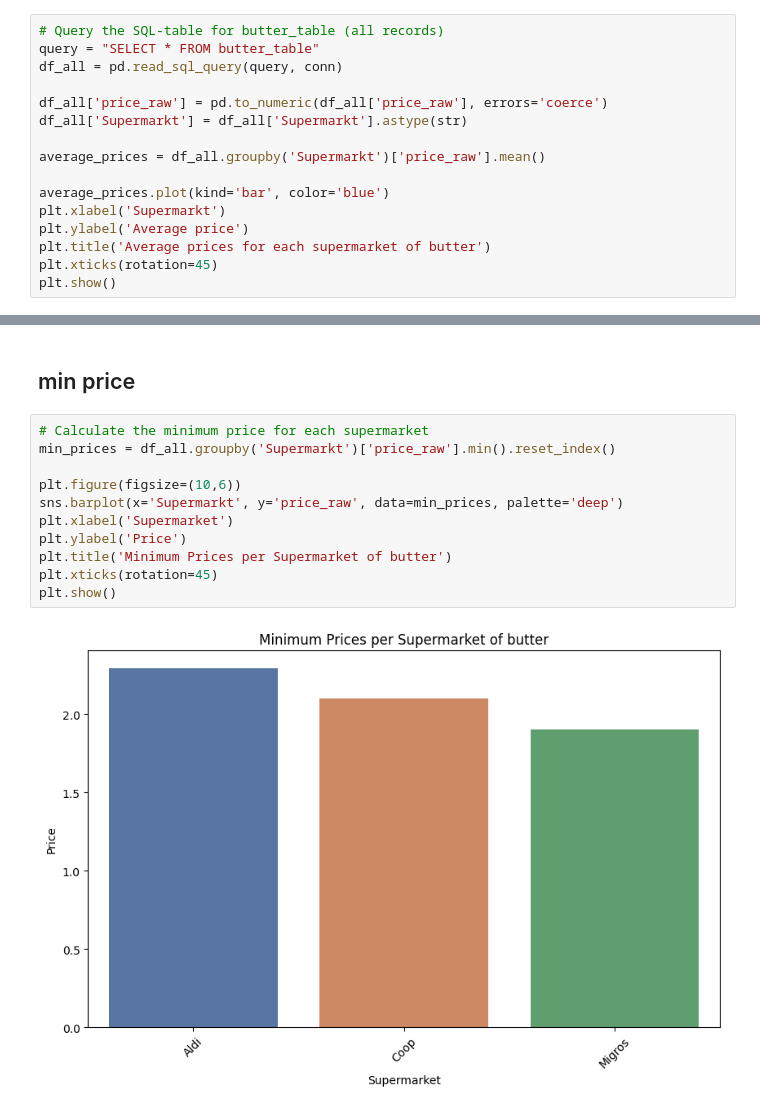
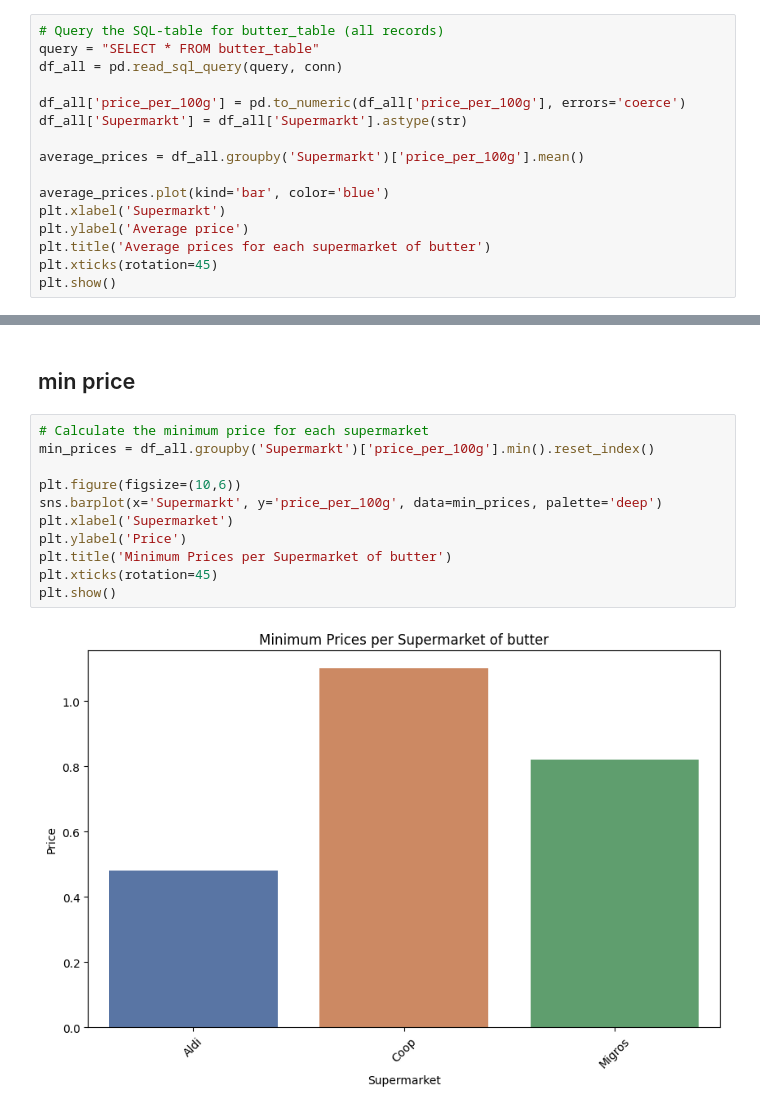
Before and after one commit to husicabe/groceries, a Jupyter notebook: EDA/EDA_Butter.ipynb, the cells around one changed output, grey strips where cells are left out. Drawn from its saved outputs; the diff is of its cells as text.

```diff
--- a/EDA/EDA_Butter.ipynb
+++ b/EDA/EDA_Butter.ipynb
@@ -407,10 +407,10 @@ There is a significant difference in prices between supermarkets.
 query = "SELECT * FROM butter_table"
 df_all = pd.read_sql_query(query, conn)
 
-df_all['price_raw'] = pd.to_numeric(df_all['price_raw'], errors='coerce')
+df_all['price_per_100g'] = pd.to_numeric(df_all['price_per_100g'], errors='coerce')
 df_all['Supermarkt'] = df_all['Supermarkt'].astype(str)
 
-average_prices = df_all.groupby('Supermarkt')['price_raw'].mean()
+average_prices = df_all.groupby('Supermarkt')['price_per_100g'].mean()
 
 average_prices.plot(kind='bar', color='blue')
 plt.xlabel('Supermarkt')
@@ -442,14 +442,14 @@ plt.show()
 ## min price
 # %%
 # Calculate the minimum price for each supermarket
-min_prices = df_all.groupby('Supermarkt')['price_raw'].min().reset_index()
+min_prices = df_all.groupby('Supermarkt')['price_per_100g'].min().reset_index()
 
 plt.figure(figsize=(10,6))
-sns.barplot(x='Supermarkt', y='price_raw', data=min_prices, palette='deep')
+sns.barplot(x='Supermarkt', y='price_per_100g', data=min_prices, palette='deep')
 plt.xlabel('Supermarket')
 plt.ylabel('Price')
 plt.title('Minimum Prices per Supermarket of butter')
 plt.xticks(rotation=45)
 plt.show()
 # %% [output]
-[figure, old version]
+[figure, new version]
```
Also changed, not shown: parts of 2 cells of this notebook, 10 other files.
